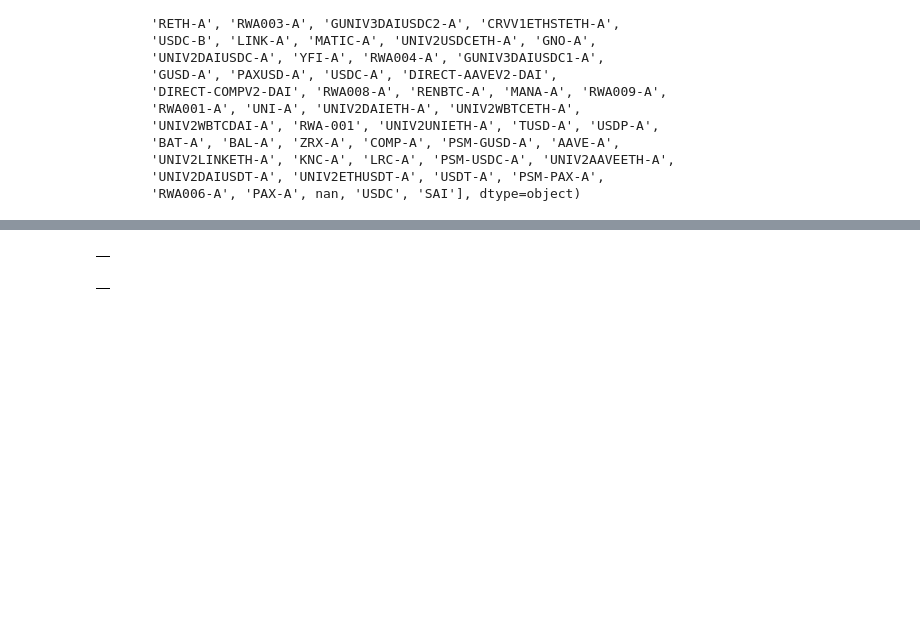
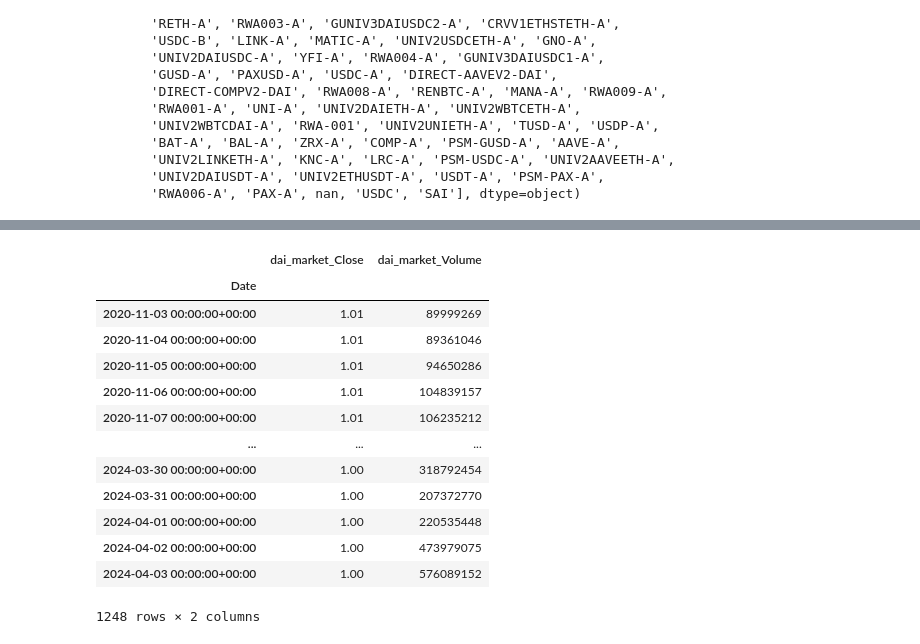
Before and after one commit to BrandynHamilton/mkrdao_port_mgmt, a Jupyter notebook: notebooks/exploratory.ipynb, the cells around one changed output, grey strips where cells are left out. Cells and saved outputs as stored; diff of their text form; code cells hidden in the pictures; blank space fills up the shorter version.

```diff
--- a/notebooks/exploratory.ipynb
+++ b/notebooks/exploratory.ipynb
@@ -1582,8 +1748,26 @@ Failed to retrieve data: 401
+# %%
+dai = yf.Ticker('DAI-USD')
+# %%
+dai_from_nov = dai.history(period='41mo')
+dai_from_nov = dai_from_nov.drop(columns=['Dividends','Stock Splits','Open','Low','High'])
+# %%
+dai_from_nov.columns = [f'dai_market_{col}' if col != 'Date' else col for col in dai_from_nov.columns]
 # %%
-wbtc_vol
+dai_from_nov
 # %% [output]
-|  |
+|  | dai_market_Close | dai_market_Volume |
+| Date |  |  |
+| 2020-11-03 00:00:00+00:00 | 1.01 | 89999269 |
+| 2020-11-04 00:00:00+00:00 | 1.01 | 89361046 |
+| 2020-11-05 00:00:00+00:00 | 1.01 | 94650286 |
+| 2020-11-06 00:00:00+00:00 | 1.01 | 104839157 |
+| 2020-11-07 00:00:00+00:00 | 1.01 | 106235212 |
+| ... | ... | ... |
+| 2024-03-30 00:00:00+00:00 | 1.00 | 318792454 |
+| 2024-03-31 00:00:00+00:00 | 1.00 | 207372770 |
+| 2024-04-01 00:00:00+00:00 | 1.00 | 220535448 |
+| 2024-04-02 00:00:00+00:00 | 1.00 | 473979075 |
+| 2024-04-03 00:00:00+00:00 | 1.00 | 576089152 |
+1248 rows × 2 columns
 # %%
-wsteth_history
+crypto_market_data = pd.merge(dai_from_nov, eth_from_nov, on=['Date'], how='inner')
-# %% [output]
-|  |
```
Also changed, not shown: parts of 108 cells of this notebook, 7 other files.
